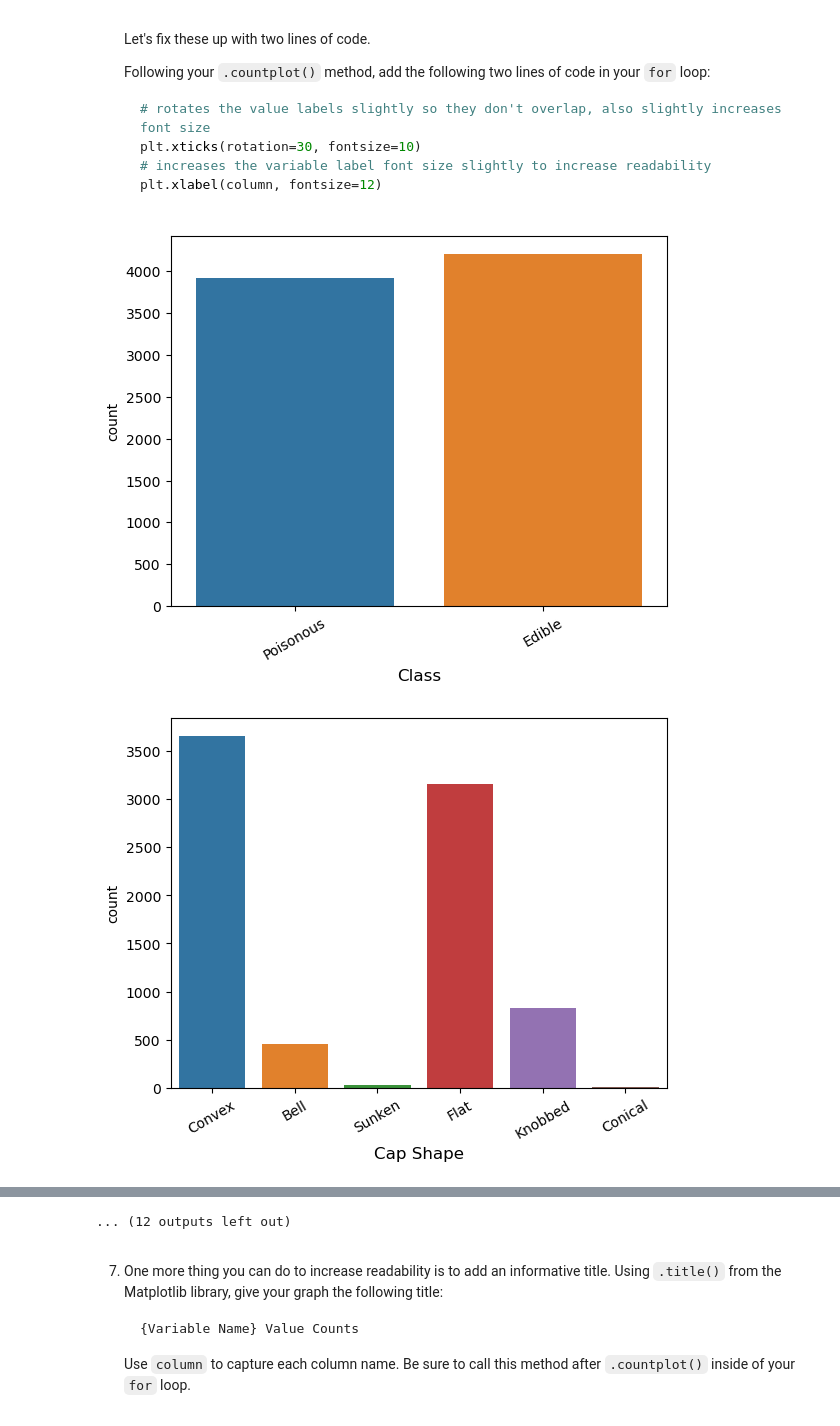
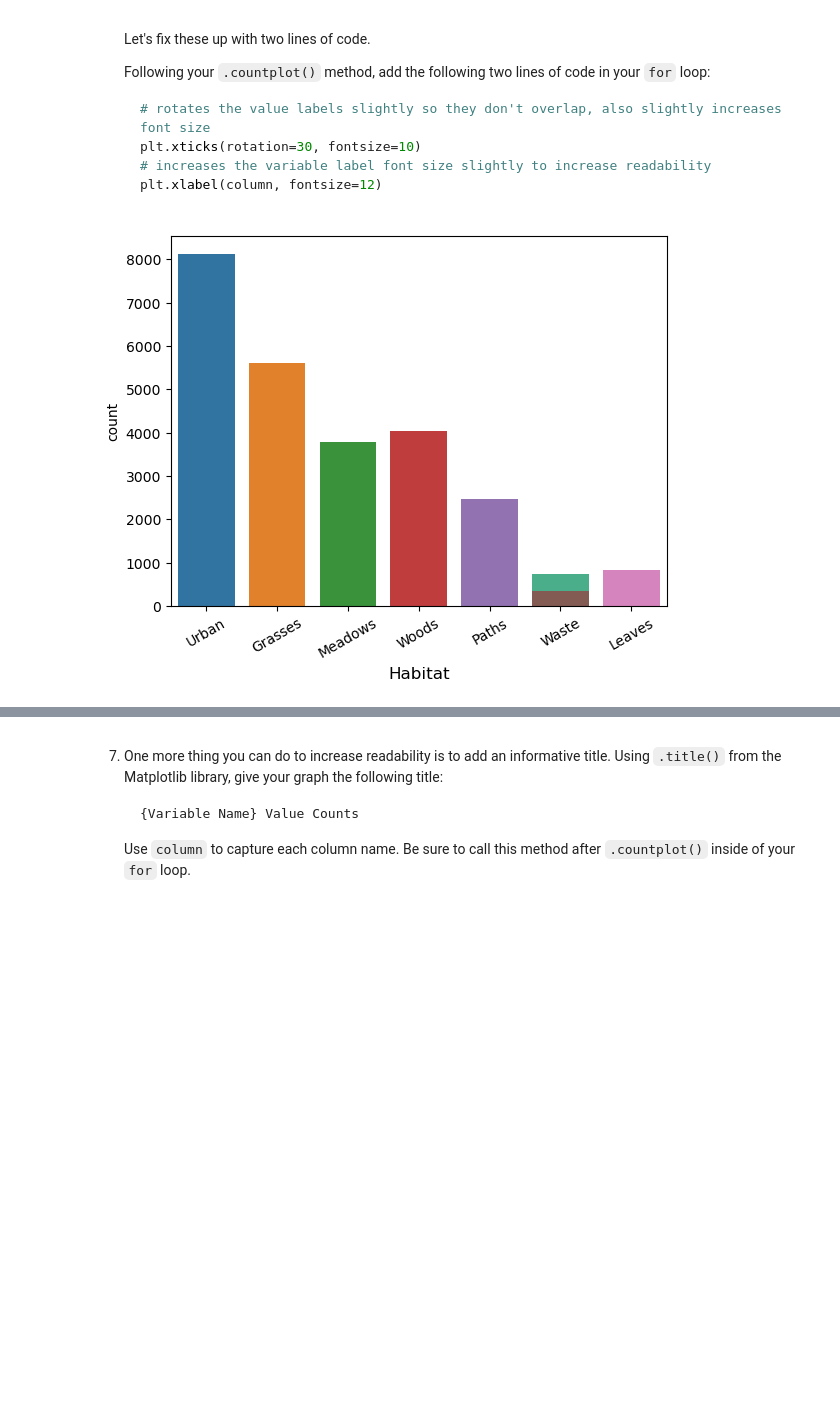
Before and after one commit to xre22zax/Self-Learn-Projects, a Jupyter notebook: Easy and useful/Mini project & practice/Exploring Mushrooms , itrate viz/Exploring Mushrooms.ipynb, the cells around one changed output, grey strips where cells are left out. Saved outputs shown, nothing was run; the diff lists cells and outputs as text; code cells hidden in the pictures; blank space fills up the shorter version.

```diff
--- a/Easy and useful/Mini project & practice/Exploring Mushrooms , itrate viz/Exploring Mushrooms.ipynb
+++ b/Easy and useful/Mini project & practice/Exploring Mushrooms , itrate viz/Exploring Mushrooms.ipynb
@@ -116,6 +116,4 @@ for i in columns:
 # %%
 for column in columns:
     sns.countplot(x=column, data=df)
-    plt.show()
-    plt.clf()
 # %% [output]
@@ -158,10 +144,7 @@ for column in columns:
 # %%
 for column in columns:
     sns.countplot(x=column, data=df)
     plt.xticks(rotation=30, fontsize=10)
     plt.xlabel(column, fontsize=12)
-    plt.show()
-    plt.clf()
 # %% [output]
-[figure, old version]
+[figure, new version]
-[figure, removed]
@@ -178,4 +151,3 @@ for column in columns:
-... (12 outputs left out)
 # %% [markdown]
 7. One more thing you can do to increase readability is to add an informative title. Using `.title()` from the Matplotlib library, give your graph the following title:
 
```
Also changed, not shown: parts of 5 cells of this notebook, 6 other files.
